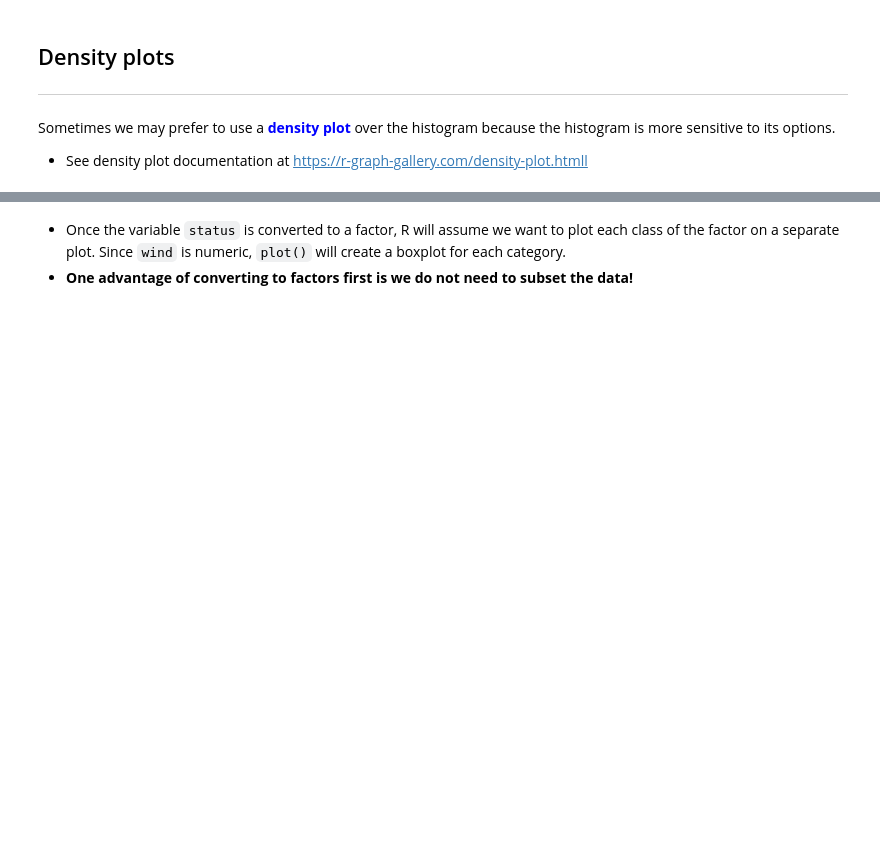
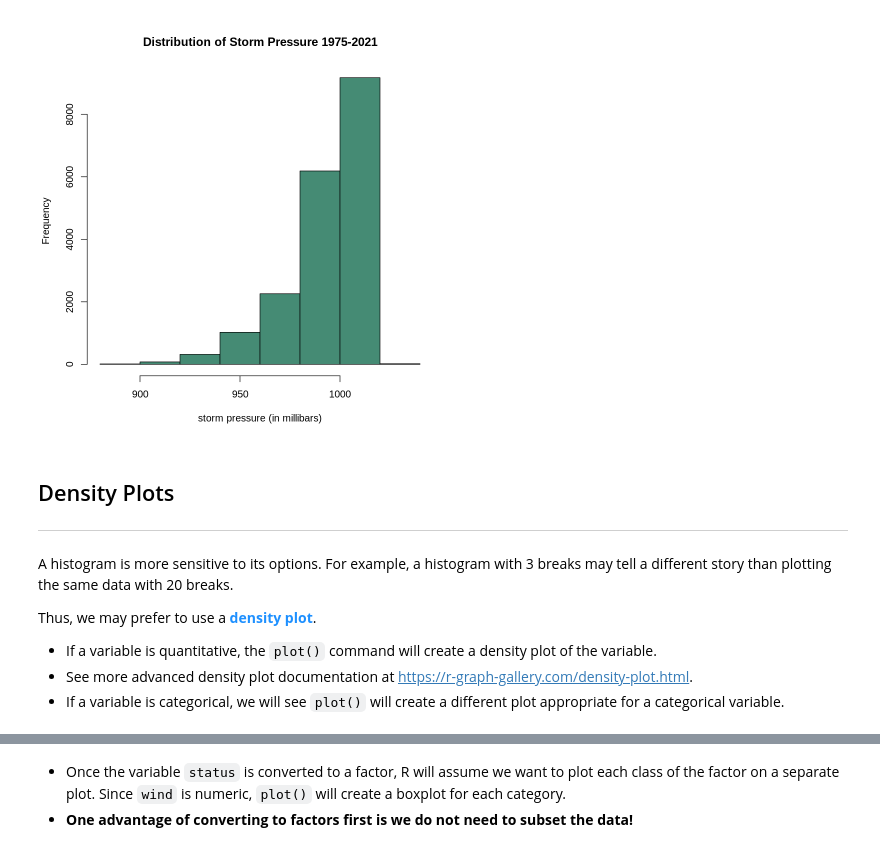
Before and after one commit to CU-Denver-MathStats-OER/Statistical-Theory, a Jupyter notebook: Appendix/Overview-of-Plots.ipynb, the cells around one changed output, grey strips where cells are left out. Saved outputs shown, nothing was run; the diff lists cells and outputs as text; code cells hidden in the pictures; blank space fills up the shorter version.

```diff
--- a/Appendix/Overview-of-Plots.ipynb
+++ b/Appendix/Overview-of-Plots.ipynb
@@ -83,20 +155,23 @@ The `hist` function can be used create a
 # %%
-hist(storms$pressure,
-     xlab = "storm pressure (in millibars)",
-     main = "Distribution of Storm Pressure 1975-2020",
-     breaks = 10,
-     col = "aquamarine4")
+hist(storms$pressure,  # plot pressure variable in storms data
+     xlab = "storm pressure (in millibars)",  # x-axis label
+     main = "Distribution of Storm Pressure 1975-2021",  # main title
+     breaks = 10,  # number of breaks or bins
+     col = "aquamarine4")  # color of bars
+# %% [output]
+[figure, added]
 # %% [markdown]
-## Density plots
+## <a name="density">Density Plots</a>
+---
 
-------------------------------------------------------------------------
+A histogram is more sensitive to its options. For example, a histogram with 3 breaks may tell a different story than plotting the same data with 20 breaks.
 
-Sometimes we may prefer to use a <span style="color: blue;">**density
-plot**</span> over the histogram because the histogram is more sensitive
-to its options.
+Thus, we may prefer to use a <font color='dodgerblue'>**density
+plot**</font>.
 
--   See density plot documentation at
-    <https://r-graph-gallery.com/density-plot.htmll>
+- If a variable is quantitative, the `plot()` command will create a density plot of the variable.
+- See more advanced density plot documentation at <https://r-graph-gallery.com/density-plot.html>.
+- If a variable is categorical, we will see `plot()` will create a different plot appropriate for a categorical variable.
 # %%
 plot(density(storms$pressure),
      xlab = "storm pressure (in millibars)",
```
Also changed, not shown: parts of 67 cells of this notebook.
